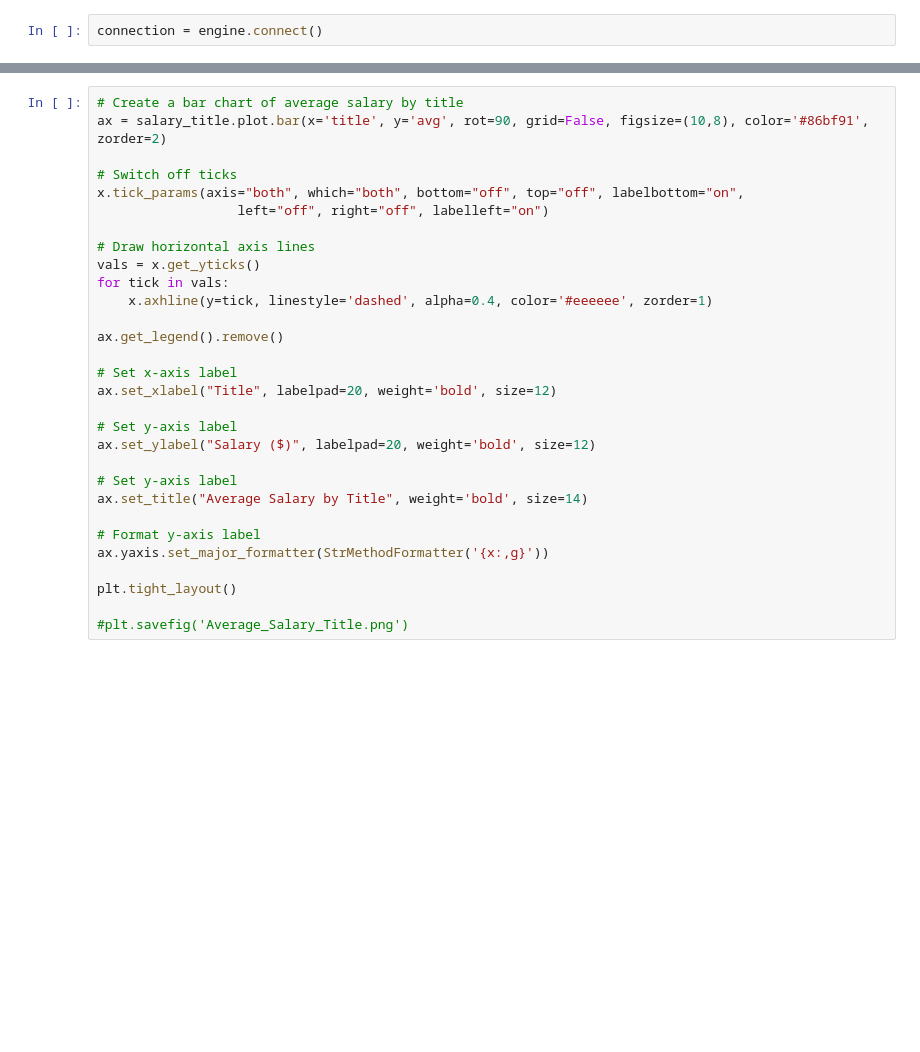
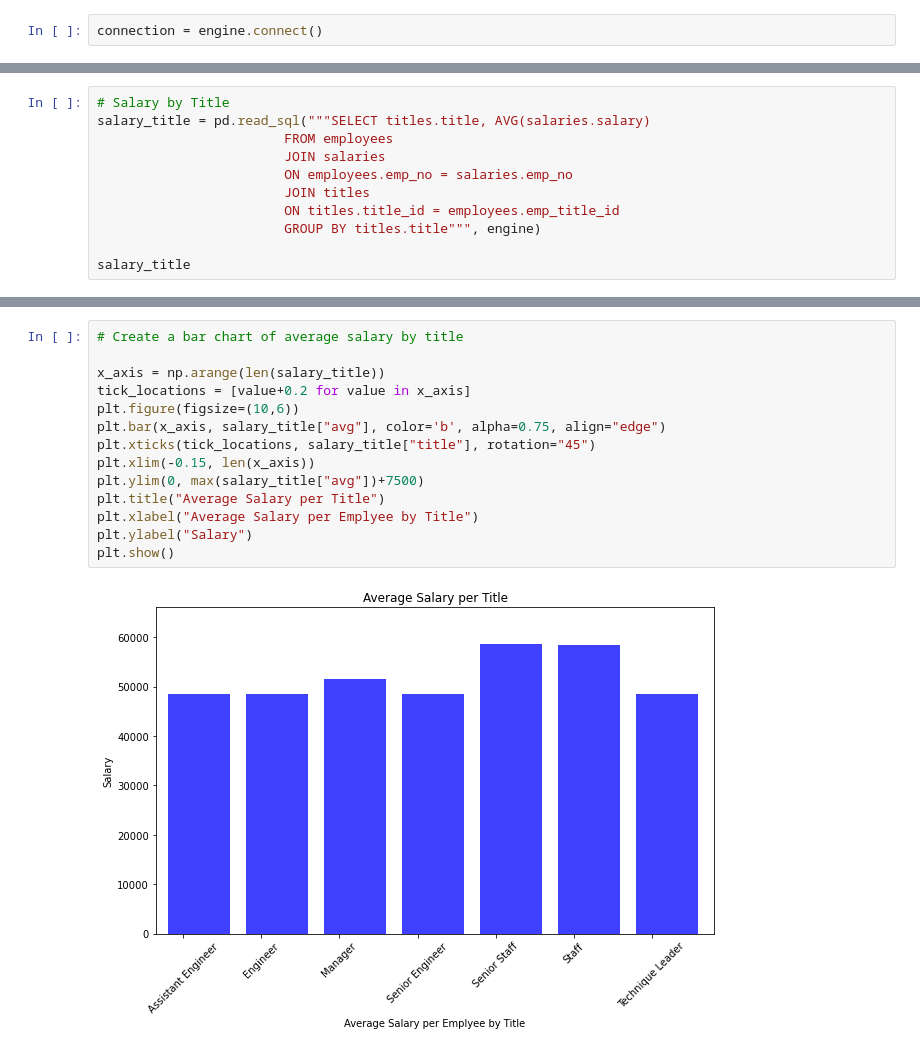
Before and after one commit to jfraz027/sql-challenge, a Jupyter notebook: EmployeeSQL/Bonus.ipynb, the cells around one changed output, grey strips where cells are left out. Saved outputs shown, nothing was run; the diff lists cells and outputs as text; blank space fills up the shorter version.

Commit message:
update plots

```diff
--- a/EmployeeSQL/Bonus.ipynb
+++ b/EmployeeSQL/Bonus.ipynb
@@ -53,0 +36,11 @@ LINE 1: ...employees.emp_no = salaries.emp_no JOIN titles ON titles.emp...
+# %%
+# Salary by Title
+salary_title = pd.read_sql("""SELECT titles.title, AVG(salaries.salary)
+                        FROM employees
+                        JOIN salaries
+                        ON employees.emp_no = salaries.emp_no
+                        JOIN titles
+                        ON titles.title_id = employees.emp_title_id
+                        GROUP BY titles.title""", engine)
+
+salary_title
@@ -54,30 +56,16 @@ LINE 1: ...employees.emp_no = salaries.emp_no JOIN titles ON titles.emp...
 # %%
 # Create a bar chart of average salary by title
-ax = salary_title.plot.bar(x='title', y='avg', rot=90, grid=False, figsize=(10,8), color='#86bf91', zorder=2)
 
-# Switch off ticks
-x.tick_params(axis="both", which="both", bottom="off", top="off", labelbottom="on",
-                  left="off", right="off", labelleft="on")
-
-# Draw horizontal axis lines
-vals = x.get_yticks()
-for tick in vals:
-    x.axhline(y=tick, linestyle='dashed', alpha=0.4, color='#eeeeee', zorder=1)
-
-ax.get_legend().remove()
-
-# Set x-axis label
-ax.set_xlabel("Title", labelpad=20, weight='bold', size=12)
-
-# Set y-axis label
-ax.set_ylabel("Salary ($)", labelpad=20, weight='bold', size=12)
-
-# Set y-axis label
-ax.set_title("Average Salary by Title", weight='bold', size=14)
-
-# Format y-axis label
-ax.yaxis.set_major_formatter(StrMethodFormatter('{x:,g}'))
-
-plt.tight_layout()
-
-#plt.savefig('Average_Salary_Title.png')
+x_axis = np.arange(len(salary_title))
+tick_locations = [value+0.2 for value in x_axis]
+plt.figure(figsize=(10,6))
+plt.bar(x_axis, salary_title["avg"], color='b', alpha=0.75, align="edge")
+plt.xticks(tick_locations, salary_title["title"], rotation="45")
+plt.xlim(-0.15, len(x_axis))
+plt.ylim(0, max(salary_title["avg"])+7500)
+plt.title("Average Salary per Title")
+plt.xlabel("Average Salary per Emplyee by Title")
+plt.ylabel("Salary")
+plt.show()
+# %% [output]
+[figure, added]
```
Also changed, not shown: parts of 4 cells of this notebook.
